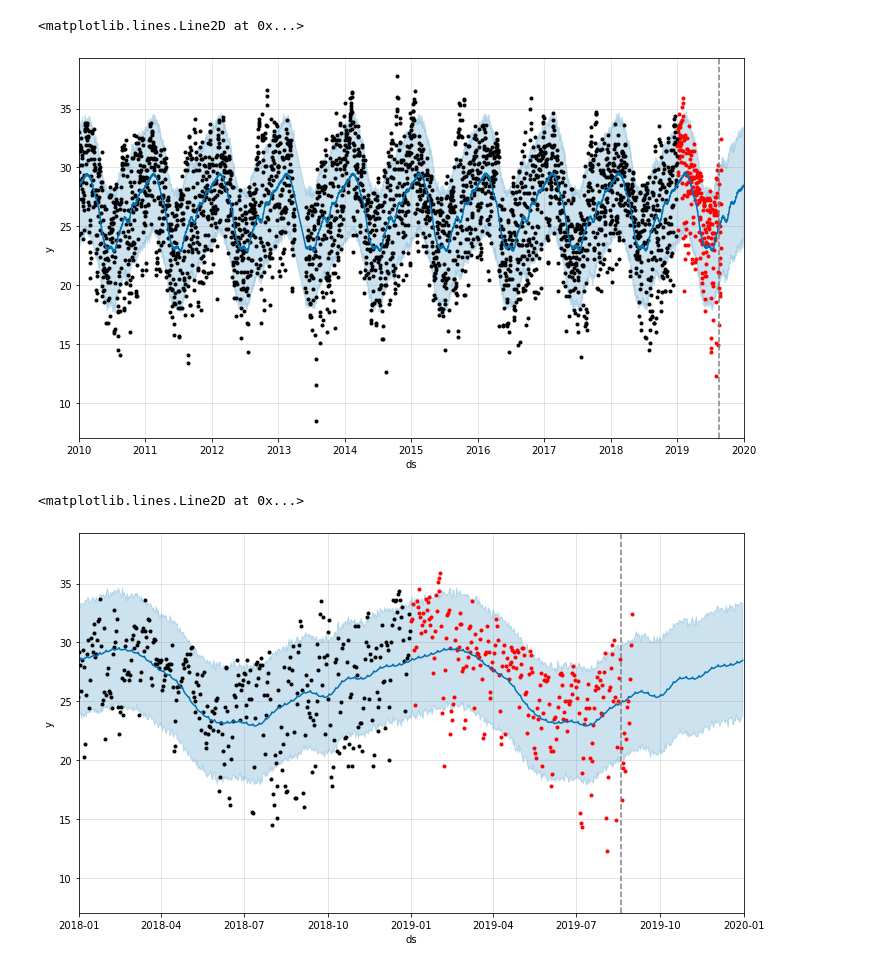
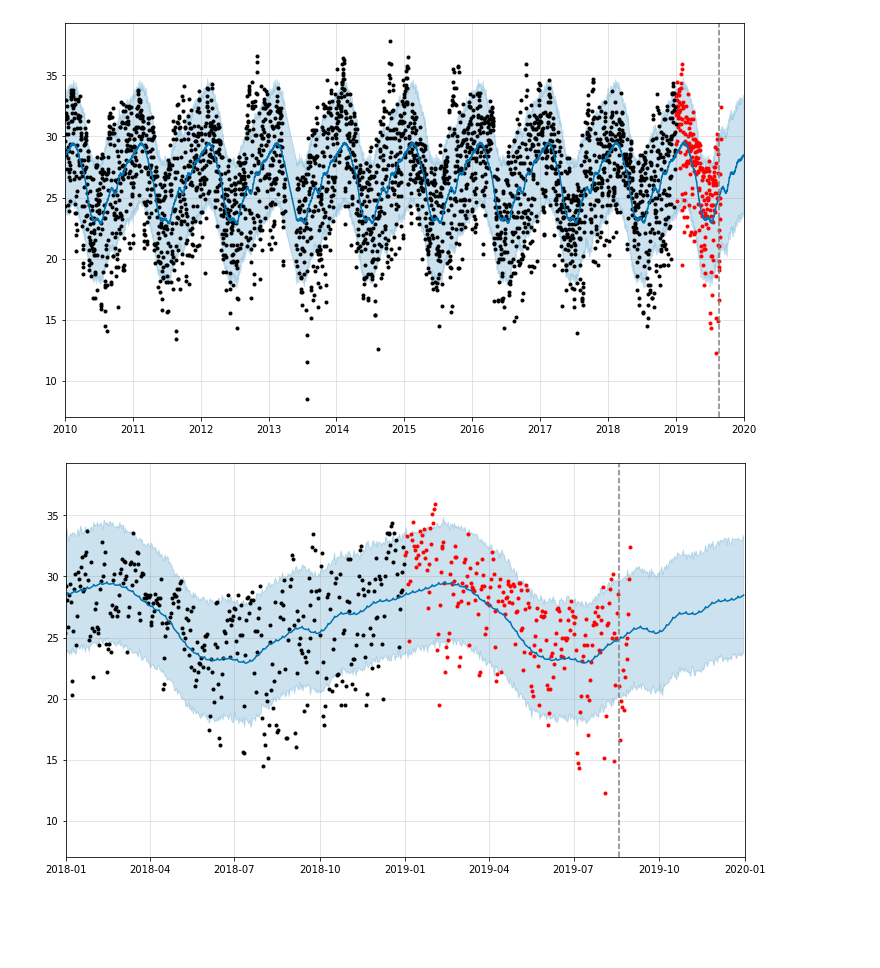
Before and after one commit to andrefellipe/ccd, a Jupyter notebook: forecast.ipynb, the cells around one changed output. Drawn from its saved outputs; the diff is of its cells as text; code cells hidden in the pictures; blank space fills up the shorter version.

Commit message:
Ajustando os eixos dos plots

```diff
--- a/forecast.ipynb
+++ b/forecast.ipynb
@@ -44,25 +40,23 @@ tmax_2019_migrante_df = tmax_2019_migrante_df[tmax_2019_migrante_df.tmax != -999
 tmax_2019_migrante_df['date'] = pd.to_datetime(tmax_2019_migrante_df['date']).dt.date
 # %%
 # Plot: 01/01/2010 a 01/01/2020
-fig1 = m.plot(forecast)
+fig1 = m.plot(forecast, xlabel='', ylabel='')
 ax = fig1.get_axes()
 ax[0].set_xlim([datetime(2010,1,1).toordinal(), datetime(2020,1,1).toordinal()])
 plt.scatter(tmax_2019_migrante_df['date'], tmax_2019_migrante_df['tmax'], color='red', marker='.')
 idx = tmax_2019_migrante_df['date'][tmax_2019_migrante_df['date'] == date(2019, 8, 19)].index.values.astype(int)[0]
 plt.axvline(tmax_2019_migrante_df['date'][idx], color='grey', linestyle='--')
 # %% [output]
-<matplotlib.lines.Line2D at 0x...>
-[figure, old version]
+[figure, new version]
 # %%
 # Plot: 01/01/2018 a 01/01/2020
-fig2 = m.plot(forecast)
+fig2 = m.plot(forecast, xlabel='', ylabel='')
 ax = fig2.get_axes()
 ax[0].set_xlim([datetime(2018,1,1).toordinal(), datetime(2020,1,1).toordinal()])
 plt.scatter(tmax_2019_migrante_df['date'], tmax_2019_migrante_df['tmax'], color='red', marker='.')
 idx = tmax_2019_migrante_df['date'][tmax_2019_migrante_df['date'] == date(2019, 8, 19)].index.values.astype(int)[0]
 plt.axvline(tmax_2019_migrante_df['date'][idx], color='grey', linestyle='--')
 # %% [output]
-<matplotlib.lines.Line2D at 0x...>
-[figure, old version]
+[figure, new version]
 # %%
 # Plot: Componentes do forecast
```
Also changed, not shown: parts of 2 cells of this notebook.
